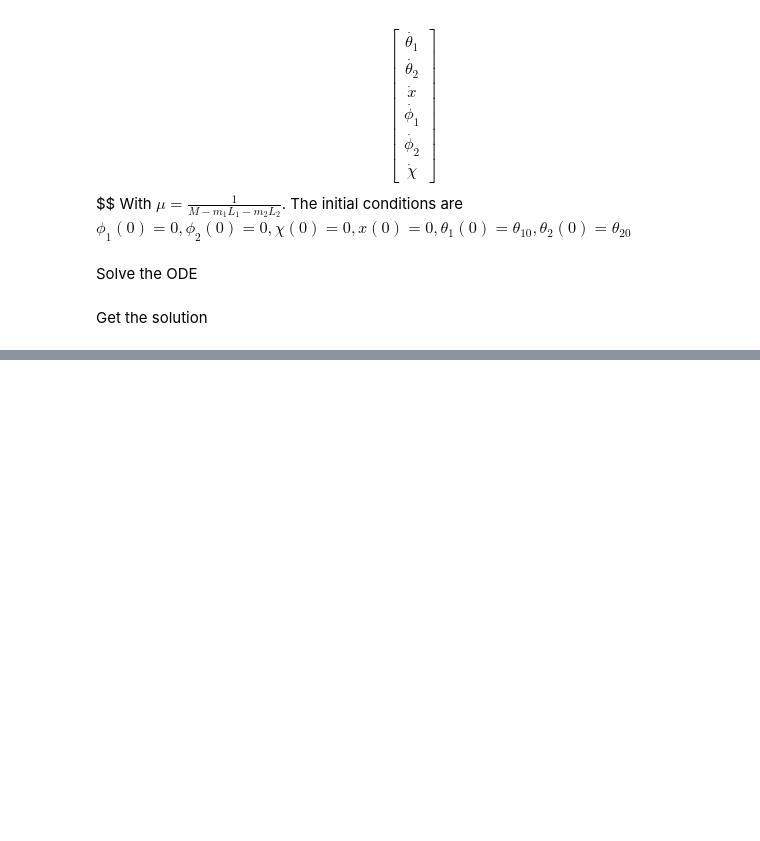
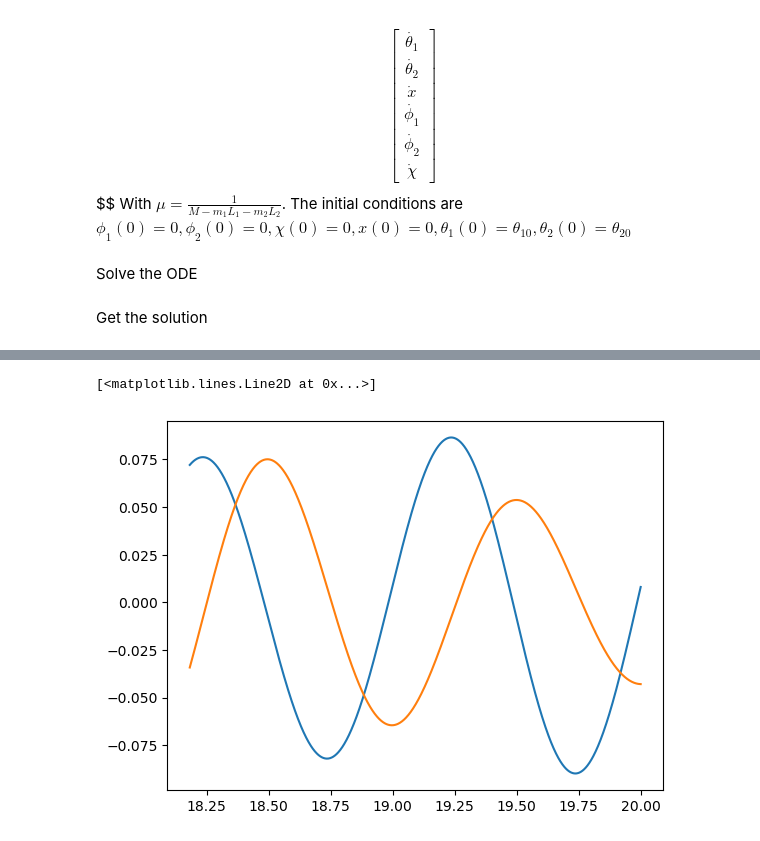
Before and after one commit to acastem15/Mecanica, a Jupyter notebook: análisisTeórico/motionEquations.ipynb, the cells around one changed output, grey strips where cells are left out. Saved outputs shown, nothing was run; the diff lists cells and outputs as text; code cells hidden in the pictures; blank space fills up the shorter version.

```diff
--- a/análisisTeórico/motionEquations.ipynb
+++ b/análisisTeórico/motionEquations.ipynb
@@ -137,3 +138,12 @@ plt.plot(t,theta2_sol)
+# %%
+t2 = len(t)
+div = 1.1
+plt.plot(t[int(t2/div):t2],theta1_sol[int(t2/div):t2])
+plt.plot(t[int(t2/div):t2],theta2_sol[int(t2/div):t2])
+#plt.plot(t[int(t2/div):t2],x_sol[int(t2/div):t2])
+# %% [output]
+[<matplotlib.lines.Line2D at 0x...>]
+[figure, added]
 # %%
 
 plt.plot(t,chi_sol)
```
Also changed, not shown: parts of 4 cells of this notebook.
